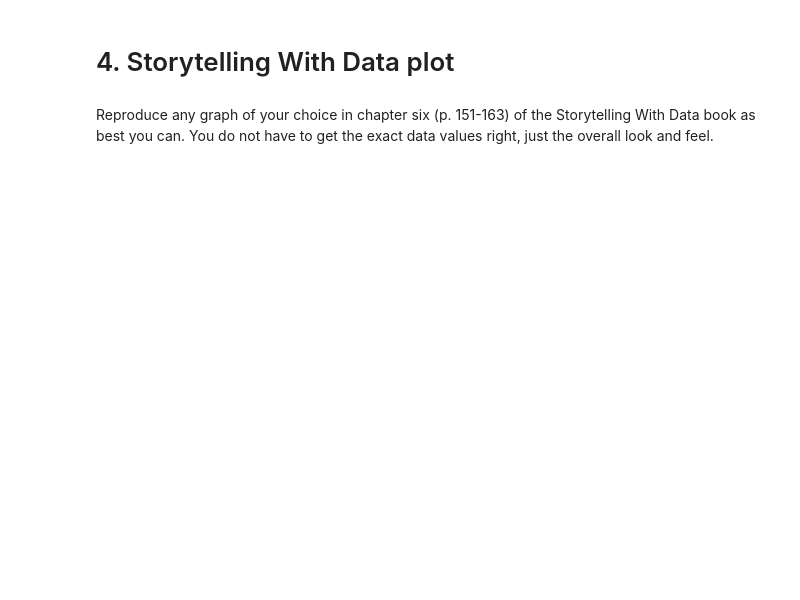
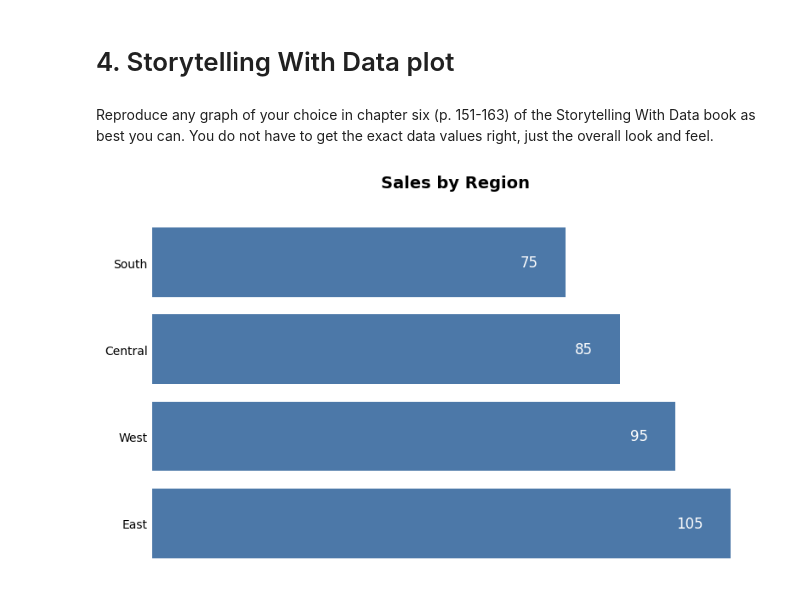
Before and after one commit to bu-sohan/AI-for-Leaders-Spring-2025, a Jupyter notebook: Week10.ipynb, the cells around one changed output. Cells and saved outputs as stored; diff of their text form; code cells hidden in the pictures; blank space fills up the shorter version.

```diff
--- a/Week10.ipynb
+++ b/Week10.ipynb
@@ -218,3 +232,36 @@ Alpha = 10
 # 4. Storytelling With Data plot
 # %% [markdown]
 Reproduce any graph of your choice in chapter six (p. 151-163) of the Storytelling With Data book as best you can. You do not have to get the exact data values right, just the overall look and feel.
+# %%
+import matplotlib.pyplot as plt
+
+# Sample data (estimated, not exact)
+regions = ['East', 'West', 'Central', 'South']
+sales = [105, 95, 85, 75]
+
+# Plot setup
+fig, ax = plt.subplots(figsize=(8, 5))
+bars = ax.barh(regions, sales, color='#4C78A8')
+
+# Remove clutter
+ax.spines['top'].set_visible(False)
+ax.spines['right'].set_visible(False)
+ax.spines['left'].set_visible(False)
+ax.spines['bottom'].set_visible(False)
+ax.xaxis.set_visible(False)
+ax.yaxis.set_tick_params(length=0)
+ax.set_xticks([])
+
+# Add data labels directly on bars
+for bar in bars:
+    width = bar.get_width()
+    ax.text(width - 5, bar.get_y() + bar.get_height() / 2,
+            f'{width}', va='center', ha='right', color='white', fontsize=12)
+
+# Title
+ax.set_title('Sales by Region', fontsize=14, weight='bold', pad=20)
+
+plt.tight_layout()
+plt.show()
+# %% [output]
+[figure, added]
```
Also changed, not shown: parts of 1 cell of this notebook.
